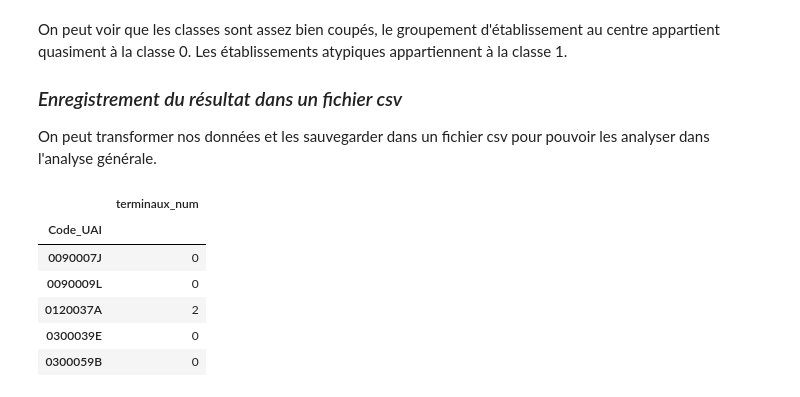
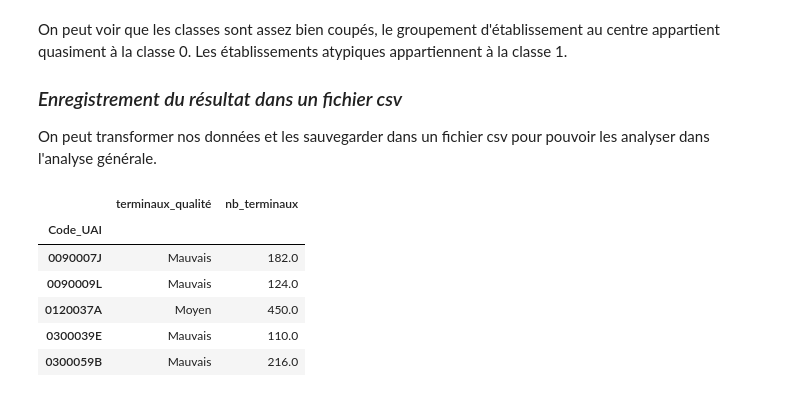
Before and after one commit to Salim-belkhir/Projet-data-science, a Jupyter notebook: etude_etic_2/etic_2-terminaux.ipynb, the cells around one changed output. Drawn from its saved outputs; the diff is of its cells as text; code cells hidden in the pictures.

```diff
--- a/etude_etic_2/etic_2-terminaux.ipynb
+++ b/etude_etic_2/etic_2-terminaux.ipynb
@@ -371,17 +369,18 @@ On peut voir que les classes sont assez bien coupés, le groupement d'établisse
 
 On peut transformer nos données et les sauvegarder dans un fichier csv pour pouvoir les analyser dans l'analyse générale.
 # %%
-df_termin_final = pd.DataFrame(df_termin.cluster)
-df_termin_final.rename(columns={'cluster': 'terminaux_num'}, inplace=True)
+df_termin_final = pd.DataFrame(data=[df_termin['cluster'], df_termin['terminaux']]).T
+df_termin_final.replace({"0":"Mauvais", "1":"Bien", "2":"Moyen"}, inplace=True)
+df_termin_final.rename(columns={'cluster': 'terminaux_qualité', 'terminaux' : 'nb_terminaux'}, inplace=True)
 
 df_termin_final.head()
 # %% [output]
-|  | terminaux_num |
-| Code_UAI |  |
-| 0090007J | 0 |
-| 0090009L | 0 |
-| 0120037A | 2 |
-| 0300039E | 0 |
-| 0300059B | 0 |
+|  | terminaux_qualité | nb_terminaux |
+| Code_UAI |  |  |
+| 0090007J | Mauvais | 182.0 |
+| 0090009L | Mauvais | 124.0 |
+| 0120037A | Moyen | 450.0 |
+| 0300039E | Mauvais | 110.0 |
+| 0300059B | Mauvais | 216.0 |
 # %%
 df_termin_final.to_csv('../data/analyses/terminaux_num.csv', index=True, sep=";")
```
Also changed, not shown: parts of 1 cell of this notebook, 16 other files.
